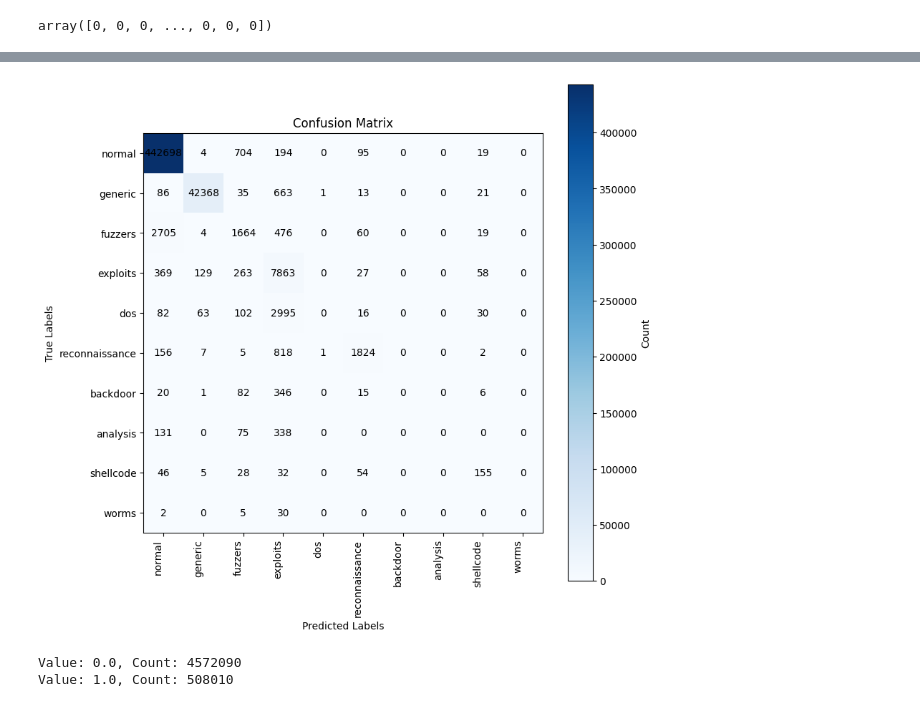
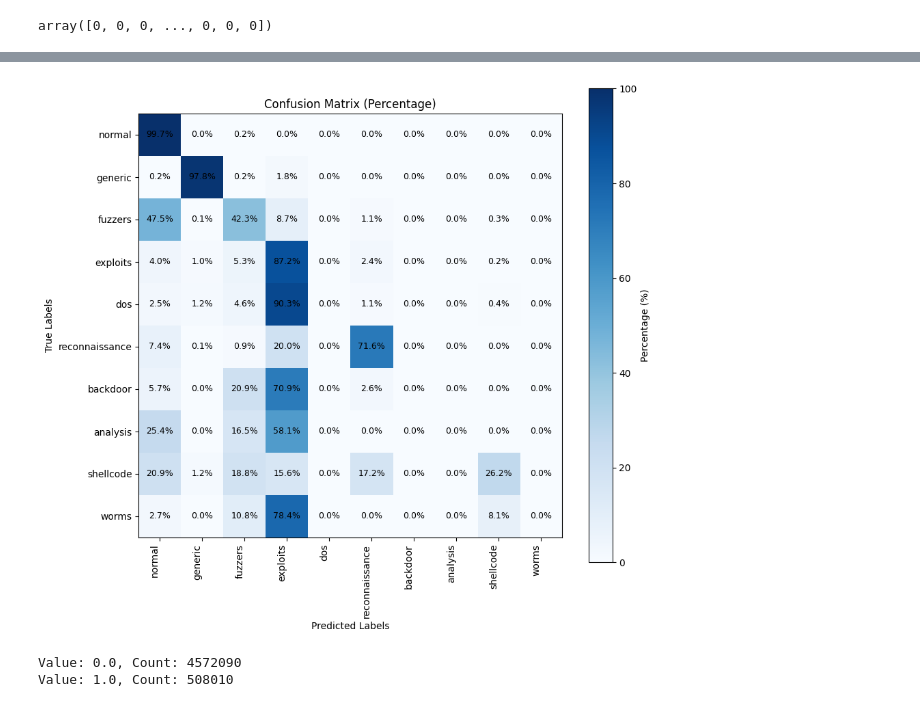
Before and after one commit to eashishkalra/NIDS_UNSW_2026, a Jupyter notebook: ids-using-cnn-lstm_v2.ipynb, the cells around one changed output, grey strips where cells are left out. Cells and saved outputs as stored; diff of their text form; code cells hidden in the pictures.

```diff
--- a/ids-using-cnn-lstm_v2.ipynb
+++ b/ids-using-cnn-lstm_v2.ipynb
@@ -1343,0 +1470,18 @@ y_train_labels = np.argmax(y_train, axis=1)
+# %%
+# Visualize improved confusion matrix with percentages
+cm_balanced_percentage = cm_balanced.astype('float') / cm_balanced.sum(axis=1)[:, np.newaxis] * 100
+
+plt.figure(figsize=(10, 9))
+plt.imshow(cm_balanced_percentage, interpolation='nearest', cmap='Blues', vmin=0, vmax=100)
+plt.colorbar(label='Percentage (%)')
+for i in range(len(attacks)):
+    for j in range(len(attacks)):
+        plt.text(j, i, f'{cm_balanced_percentage[i, j]:.1f}%', ha='center', va='center', fontsize=9)
+plt.xticks(range(len(attacks)), attacks, rotation=90, ha='right')
+plt.yticks(range(len(attacks)), attacks)
+plt.xlabel('Predicted Labels')
+plt.ylabel('True Labels')
+plt.title('Improved Confusion Matrix (with Class Weights)')
+plt.grid(False)
+plt.tight_layout()
+plt.show()
@@ -1409,25 +1637,28 @@ print(cm)
 # %%
 import matplotlib.pyplot as plt
 
 # Define labels for your classes (assuming you know the class names)
 class_names = attacks
 
+# Normalize confusion matrix to percentages (row-wise)
+cm_percentage = cm.astype('float') / cm.sum(axis=1)[:, np.newaxis] * 100
+
 # Create a heatmap from the confusion matrix
-plt.figure(figsize=(9, 9))
-plt.imshow(cm, interpolation='nearest', cmap='Blues')
-plt.colorbar(label='Count')
+plt.figure(figsize=(10, 9))
+plt.imshow(cm_percentage, interpolation='nearest', cmap='Blues', vmin=0, vmax=100)
+plt.colorbar(label='Percentage (%)')
 for i in range(len(class_names)):
     for j in range(len(class_names)):
-        plt.text(j, i, cm[i, j], ha='center', va='center', fontsize=10)
+        plt.text(j, i, f'{cm_percentage[i, j]:.1f}%', ha='center', va='center', fontsize=9)
 plt.xticks(range(len(class_names)), class_names, rotation=90, ha='right')
 plt.yticks(range(len(class_names)), class_names)
 plt.xlabel('Predicted Labels')
 plt.ylabel('True Labels')
-plt.title('Confusion Matrix')
+plt.title('Confusion Matrix (Percentage)')
 plt.grid(False)
 plt.show()
 # %% [output]
-[figure, old version]
+[figure, new version]
 # %%
 # Get unique elements and their counts
 unique_values, counts = np.unique(y_test, return_counts=True)
```
Also changed, not shown: parts of 30 cells of this notebook, 1 other file.
